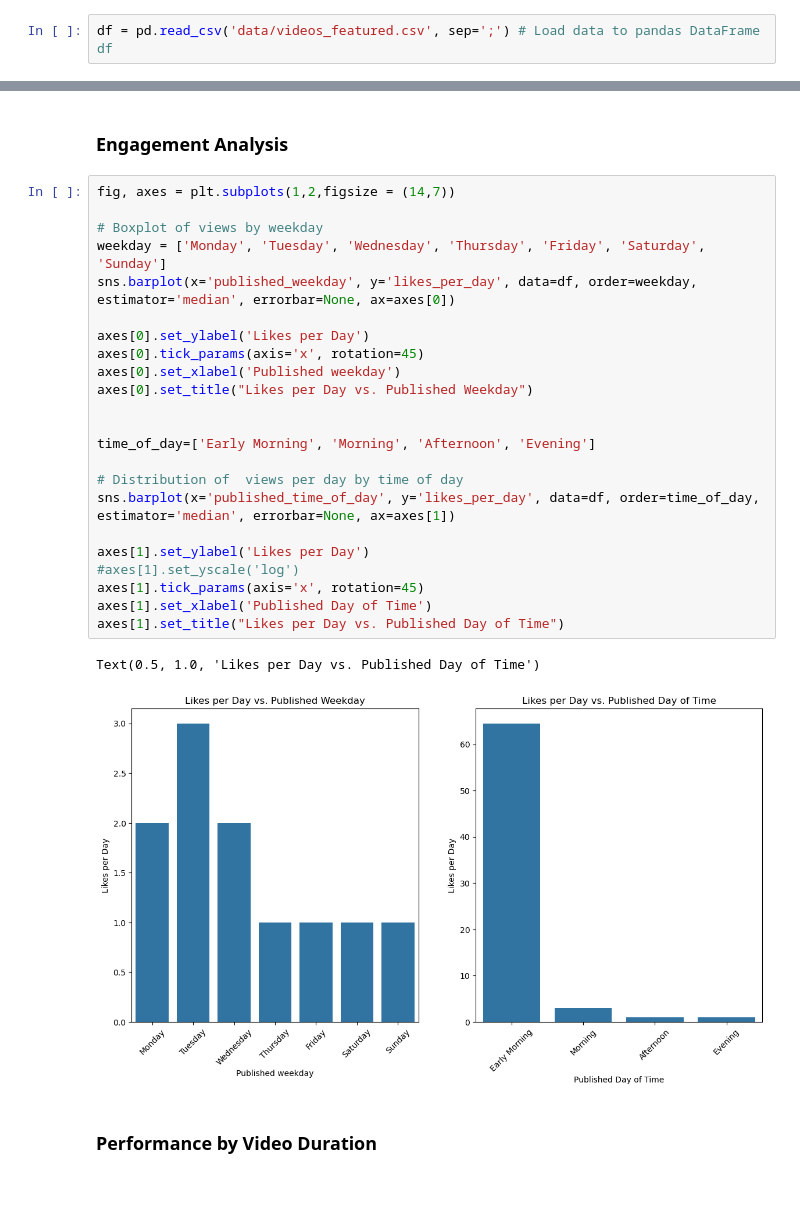
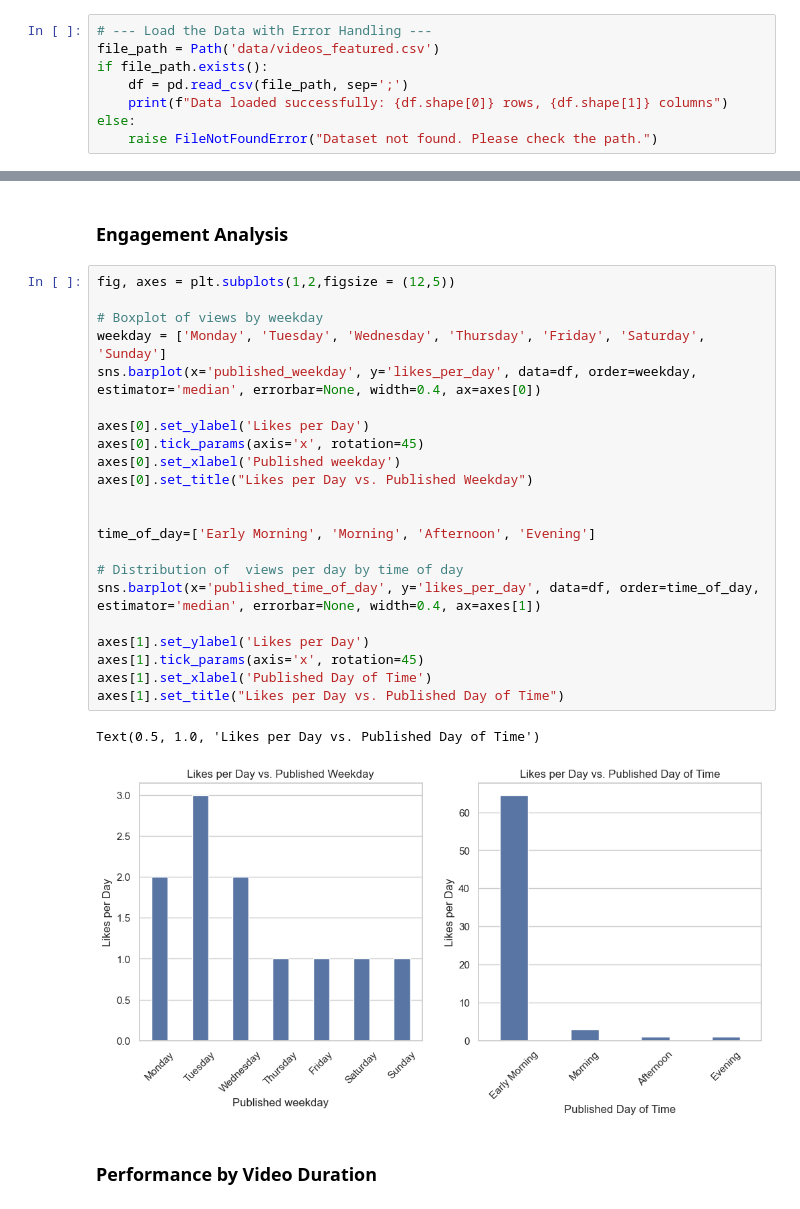
Before and after one commit to LiLuo086/alex-the-analyst-youtube-analysis, a Jupyter notebook: eda.ipynb, the cells around one changed output, grey strips where cells are left out. Cells and saved outputs as stored; diff of their text form.

Commit message:
Adjust figures

```diff
--- a/eda.ipynb
+++ b/eda.ipynb
@@ -7,4 +8,10 @@ import ast
 # %% [markdown]
 ## Step 1: Load the Data
 # %%
-df = pd.read_csv('data/videos_featured.csv', sep=';') # Load data to pandas DataFrame df
+# --- Load the Data with Error Handling ---
+file_path = Path('data/videos_featured.csv')
+if file_path.exists():
+    df = pd.read_csv(file_path, sep=';')
+    print(f"Data loaded successfully: {df.shape[0]} rows, {df.shape[1]} columns")
+else:
+    raise FileNotFoundError("Dataset not found. Please check the path.")
@@ -355,31 +330,30 @@ plt.show()
 # %% [markdown]
 ### Engagement Analysis
 # %%
-fig, axes = plt.subplots(1,2,figsize = (14,7))
+fig, axes = plt.subplots(1,2,figsize = (12,5))
 
 # Boxplot of views by weekday
 weekday = ['Monday', 'Tuesday', 'Wednesday', 'Thursday', 'Friday', 'Saturday', 'Sunday']
-sns.barplot(x='published_weekday', y='likes_per_day', data=df, order=weekday, estimator='median', errorbar=None, ax=axes[0])
+sns.barplot(x='published_weekday', y='likes_per_day', data=df, order=weekday, estimator='median', errorbar=None, width=0.4, ax=axes[0])
 
 axes[0].set_ylabel('Likes per Day')
 axes[0].tick_params(axis='x', rotation=45)
 axes[0].set_xlabel('Published weekday')
 axes[0].set_title("Likes per Day vs. Published Weekday")
 
 
 time_of_day=['Early Morning', 'Morning', 'Afternoon', 'Evening']
 
 # Distribution of  views per day by time of day
-sns.barplot(x='published_time_of_day', y='likes_per_day', data=df, order=time_of_day, estimator='median', errorbar=None, ax=axes[1])
+sns.barplot(x='published_time_of_day', y='likes_per_day', data=df, order=time_of_day, estimator='median', errorbar=None, width=0.4, ax=axes[1])
 
 axes[1].set_ylabel('Likes per Day')
-#axes[1].set_yscale('log')
 axes[1].tick_params(axis='x', rotation=45)
 axes[1].set_xlabel('Published Day of Time')
 axes[1].set_title("Likes per Day vs. Published Day of Time")
 # %% [output]
 Text(0.5, 1.0, 'Likes per Day vs. Published Day of Time')
-[figure, old version]
+[figure, new version]
 # %% [markdown]
 ### Performance by Video Duration
 # %%
```
Also changed, not shown: parts of 15 cells of this notebook.
